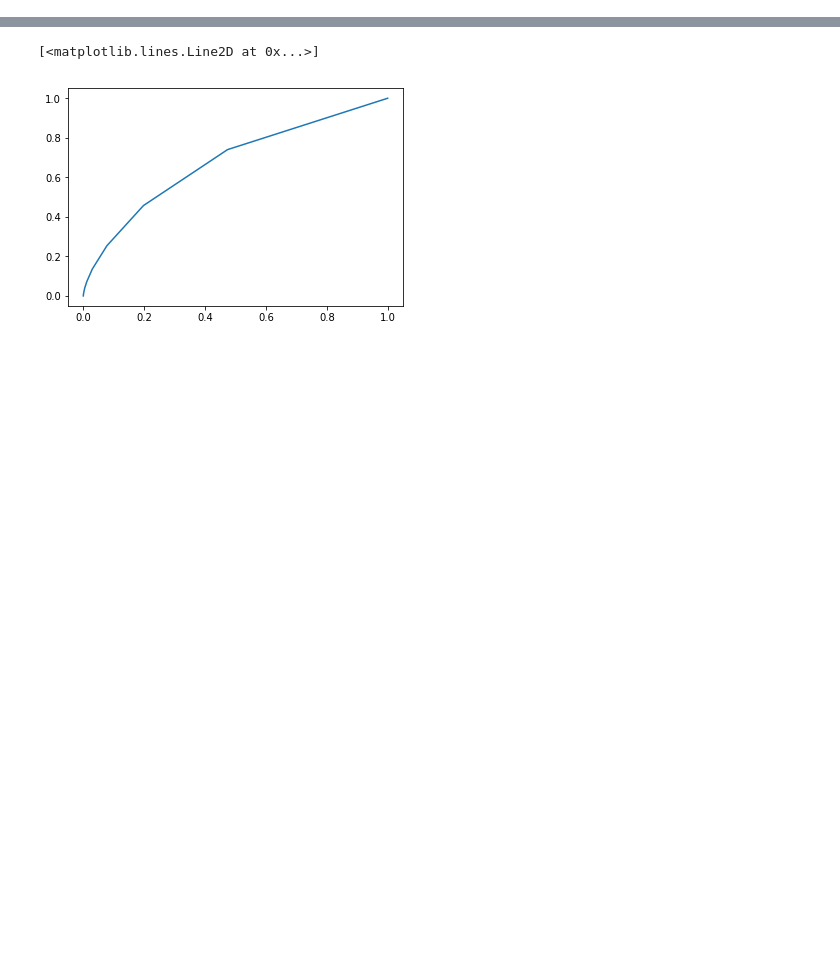
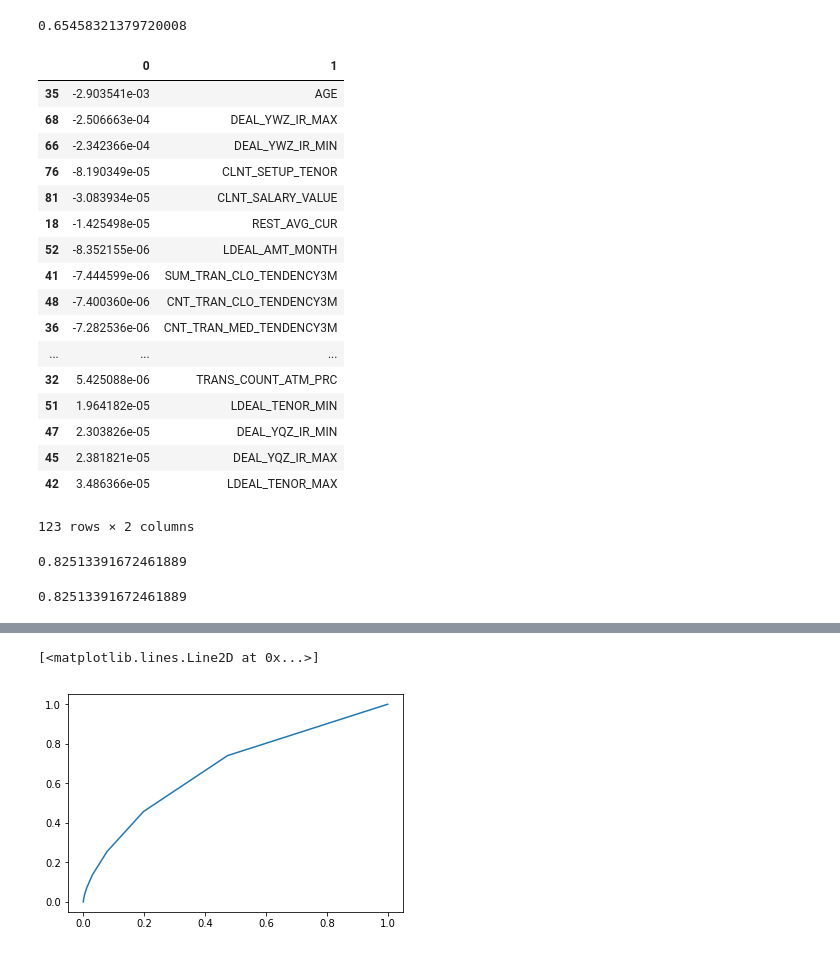
Before and after one commit to ssvRuby/npl, a Jupyter notebook: labs/lab04/outflow.ipynb, the cells around one changed output, grey strips where cells are left out. Cells and saved outputs as stored; diff of their text form; code cells hidden in the pictures; blank space fills up the shorter version.

```diff
--- a/labs/lab04/outflow.ipynb
+++ b/labs/lab04/outflow.ipynb
@@ -53,0 +61,7 @@ test = test.fillna(0)
+# %%
+from sklearn.cross_validation import train_test_split
+X_train, X_test, y_train, y_test = train_test_split(
+    train,
+    y,
+    test_size=0.33,
+    random_state=42)
@@ -53,0 +73,34 @@ test = test.fillna(0)
+# %%
+# ROC AUC 0.72007114093988478
+from sklearn.linear_model import LogisticRegression
+lr = LogisticRegression(n_jobs=-1, random_state=0)
+lr.fit(X_train, y_train)
+
+pred = lr.predict_proba(X_test)
+from sklearn import metrics
+fpr, tpr, thresholds = metrics.roc_curve(y_test, pred[:,1])
+metrics.auc(fpr, tpr)
+metrics.roc_auc_score(y_test, pred[:,1])
+# %% [output]
+0.65458321379720008
+# %%
+pd.DataFrame(list(zip(lr.coef_[0], train.columns))).sort_values([0])
+# %% [output]
+|  | 0 | 1 |
+| 35 | -2.903541e-03 | AGE |
+| 68 | -2.506663e-04 | DEAL_YWZ_IR_MAX |
+| 66 | -2.342366e-04 | DEAL_YWZ_IR_MIN |
+| 76 | -8.190349e-05 | CLNT_SETUP_TENOR |
+| 81 | -3.083934e-05 | CLNT_SALARY_VALUE |
+| 18 | -1.425498e-05 | REST_AVG_CUR |
+| 52 | -8.352155e-06 | LDEAL_AMT_MONTH |
+| 41 | -7.444599e-06 | SUM_TRAN_CLO_TENDENCY3M |
+| 48 | -7.400360e-06 | CNT_TRAN_CLO_TENDENCY3M |
+| 36 | -7.282536e-06 | CNT_TRAN_MED_TENDENCY3M |
+| ... | ... | ... |
+| 32 | 5.425088e-06 | TRANS_COUNT_ATM_PRC |
+| 51 | 1.964182e-05 | LDEAL_TENOR_MIN |
+| 47 | 2.303826e-05 | DEAL_YQZ_IR_MIN |
+| 45 | 2.381821e-05 | DEAL_YQZ_IR_MAX |
+| 42 | 3.486366e-05 | LDEAL_TENOR_MAX |
+123 rows × 2 columns
@@ -53,0 +113,10 @@ test = test.fillna(0)
+# %%
+from sklearn import metrics
+fpr, tpr, thresholds = metrics.roc_curve(y_test, pred[:,1])
+metrics.auc(fpr, tpr)
+# %% [output]
+0.82513391672461889
+# %%
+metrics.roc_auc_score(y_test, pred[:,1])
+# %% [output]
+0.82513391672461889
```
Also changed, not shown: parts of 28 cells of this notebook, 3 other files.
